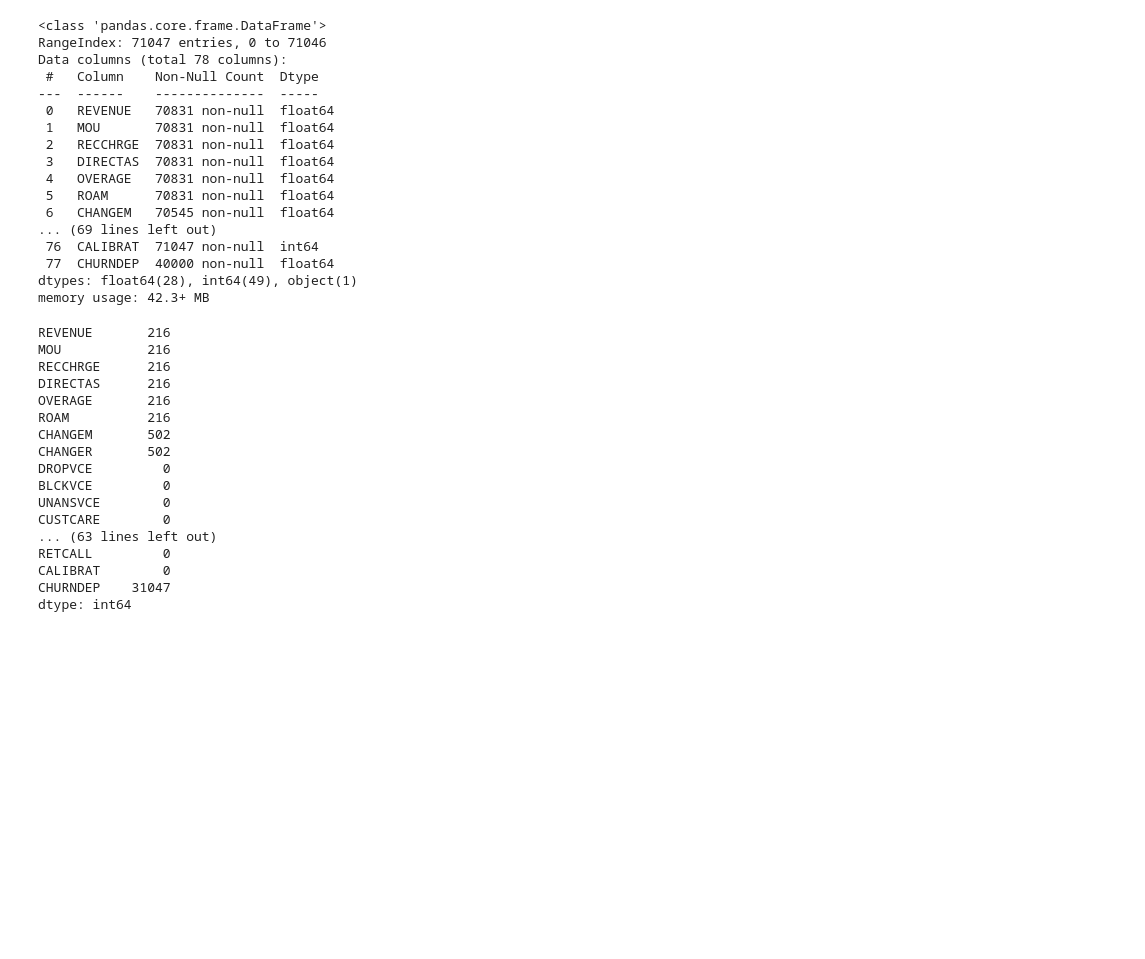
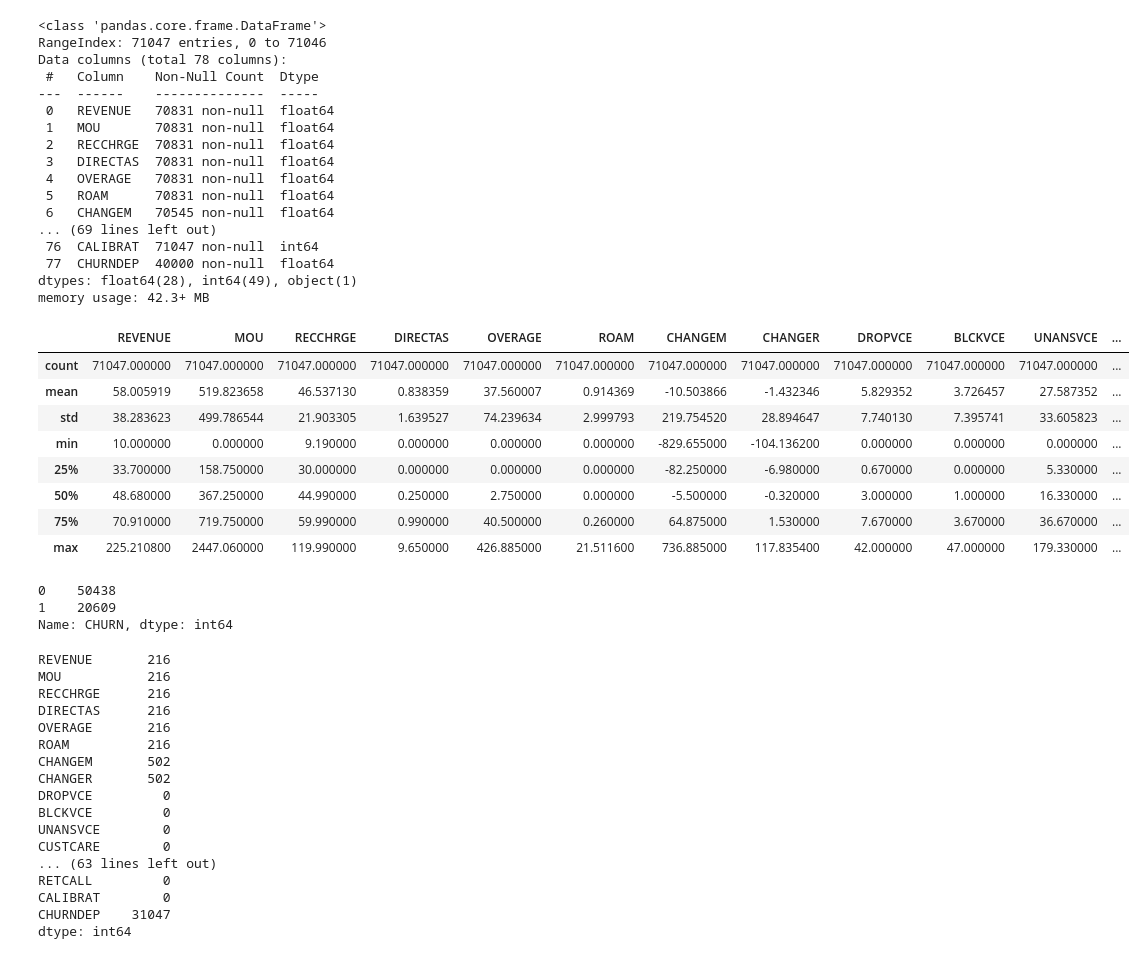
Before and after one commit to surbhimgr/python-solutions, a Jupyter notebook: ML OJT codes/Proactive Attrition Management Logistic Regression Business Case.ipynb, the cells around one changed output. Cells and saved outputs as stored; diff of their text form; code cells hidden in the pictures; blank space fills up the shorter version.

```diff
--- a/ML OJT codes/Proactive Attrition Management Logistic Regression Business Case.ipynb
+++ b/ML OJT codes/Proactive Attrition Management Logistic Regression Business Case.ipynb
@@ -45,6 +48,24 @@ Data columns (total 78 columns):
  77  CHURNDEP  40000 non-null  float64
 dtypes: float64(28), int64(49), object(1)
 memory usage: 42.3+ MB
+# %%
+c2c.describe()
+# %% [output]
+|  | REVENUE | MOU | RECCHRGE | DIRECTAS | OVERAGE | ROAM | CHANGEM | CHANGER | DROPVCE | BLCKVCE | UNANSVCE | ... |
+| count | 71047.000000 | 71047.000000 | 71047.000000 | 71047.000000 | 71047.000000 | 71047.000000 | 71047.000000 | 71047.000000 | 71047.000000 | 71047.000000 | 71047.000000 | ... |
+| mean | 58.005919 | 519.823658 | 46.537130 | 0.838359 | 37.560007 | 0.914369 | -10.503866 | -1.432346 | 5.829352 | 3.726457 | 27.587352 | ... |
+| std | 38.283623 | 499.786544 | 21.903305 | 1.639527 | 74.239634 | 2.999793 | 219.754520 | 28.894647 | 7.740130 | 7.395741 | 33.605823 | ... |
+| min | 10.000000 | 0.000000 | 9.190000 | 0.000000 | 0.000000 | 0.000000 | -829.655000 | -104.136200 | 0.000000 | 0.000000 | 0.000000 | ... |
+| 25% | 33.700000 | 158.750000 | 30.000000 | 0.000000 | 0.000000 | 0.000000 | -82.250000 | -6.980000 | 0.670000 | 0.000000 | 5.330000 | ... |
+| 50% | 48.680000 | 367.250000 | 44.990000 | 0.250000 | 2.750000 | 0.000000 | -5.500000 | -0.320000 | 3.000000 | 1.000000 | 16.330000 | ... |
+| 75% | 70.910000 | 719.750000 | 59.990000 | 0.990000 | 40.500000 | 0.260000 | 64.875000 | 1.530000 | 7.670000 | 3.670000 | 36.670000 | ... |
+| max | 225.210800 | 2447.060000 | 119.990000 | 9.650000 | 426.885000 | 21.511600 | 736.885000 | 117.835400 | 42.000000 | 47.000000 | 179.330000 | ... |
+# %%
+c2c["CHURN"].value_counts()
+# %% [output]
+0    50438
+1    20609
+Name: CHURN, dtype: int64
 # %%
 #total null values in each column
 c2c.isnull().sum()
```
Also changed, not shown: parts of 14 cells of this notebook.
